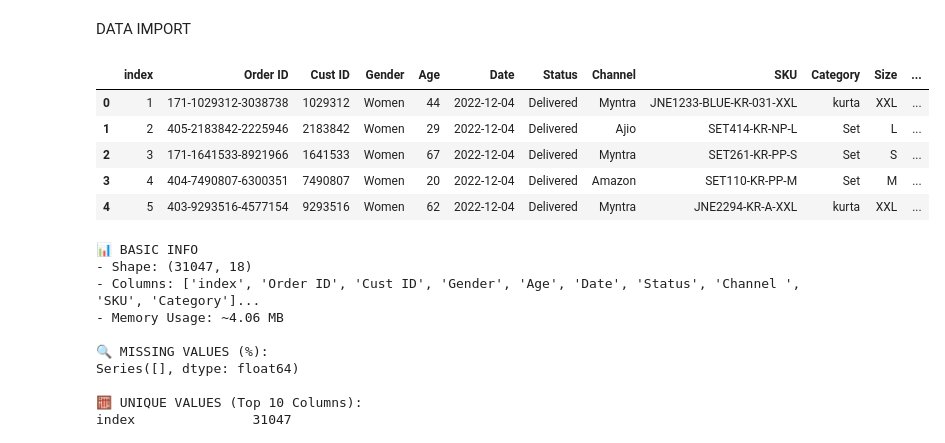
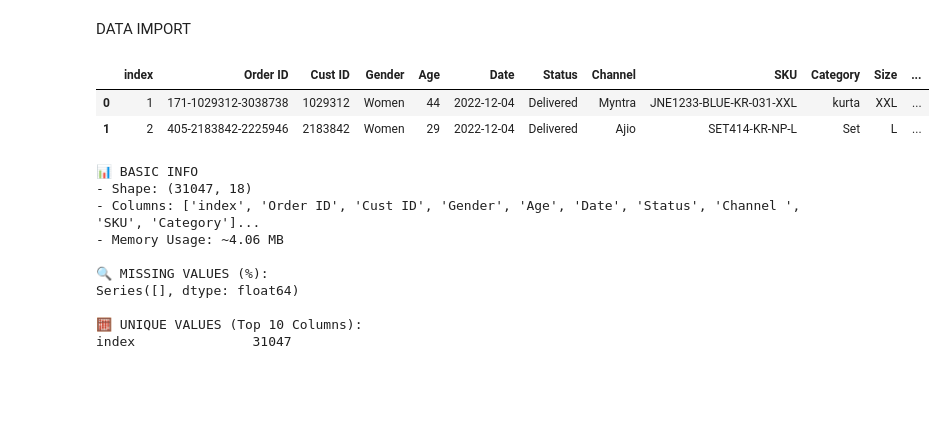
Before and after one commit to Omkar-01s/GEN-AI-DATA-ANALYST, a Jupyter notebook: examples/demo.ipynb, the cells around one changed output. Drawn from its saved outputs; the diff is of its cells as text; code cells hidden in the pictures; blank space fills up the shorter version.

```diff
--- a/examples/demo.ipynb
+++ b/examples/demo.ipynb
@@ -12,14 +12,11 @@ DATA IMPORT
 # %%
 raw_data = pd.read_excel('/workspaces/GEN-AI-DATA-ANALYST/data/e_commerce.xlsx')
 # %%
-raw_data.head()
+raw_data.head(2)
 # %% [output]
 |  | index | Order ID | Cust ID | Gender | Age | Date | Status | Channel | SKU | Category | Size | ... |
 | 0 | 1 | 171-1029312-3038738 | 1029312 | Women | 44 | 2022-12-04 | Delivered | Myntra | JNE1233-BLUE-KR-031-XXL | kurta | XXL | ... |
 | 1 | 2 | 405-2183842-2225946 | 2183842 | Women | 29 | 2022-12-04 | Delivered | Ajio | SET414-KR-NP-L | Set | L | ... |
-| 2 | 3 | 171-1641533-8921966 | 1641533 | Women | 67 | 2022-12-04 | Delivered | Myntra | SET261-KR-PP-S | Set | S | ... |
-| 3 | 4 | 404-7490807-6300351 | 7490807 | Women | 20 | 2022-12-04 | Delivered | Amazon | SET110-KR-PP-M | Set | M | ... |
-| 4 | 5 | 403-9293516-4577154 | 9293516 | Women | 62 | 2022-12-04 | Delivered | Myntra | JNE2294-KR-A-XXL | kurta | XXL | ... |
 # %%
 def scalable_data_profiler(df, sample_size=10000, top_n=5):
     print("📊 BASIC INFO")
```
Also changed, not shown: parts of 20 cells of this notebook, 5 other files.
